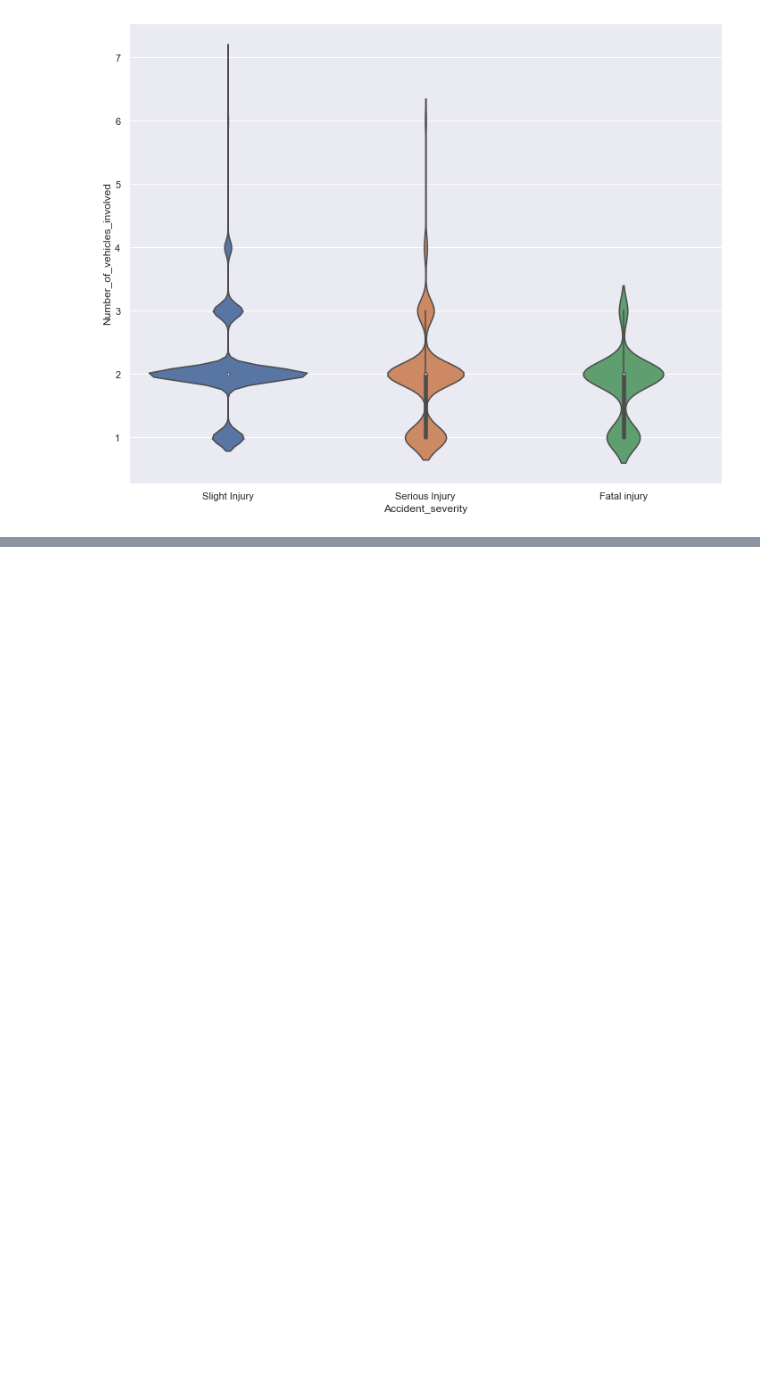
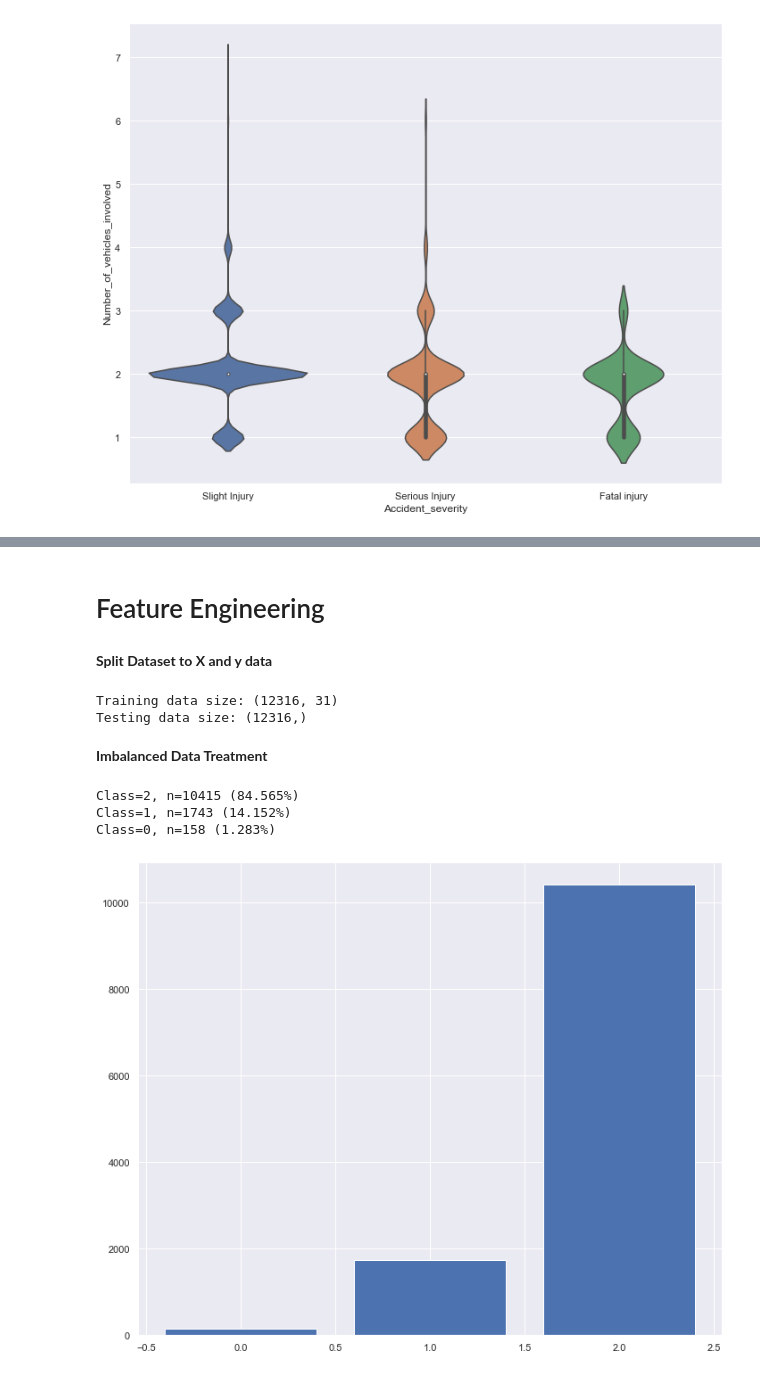
Before and after one commit to nathalierocelle/Machine_Learning_Portfolio, a Jupyter notebook: Project 1 - Road Traffic Severity Classification.ipynb, the cells around one changed output, grey strips where cells are left out. Cells and saved outputs as stored; diff of their text form; code cells hidden in the pictures; blank space fills up the shorter version.

```diff
--- a/Project 1 - Road Traffic Severity Classification.ipynb
+++ b/Project 1 - Road Traffic Severity Classification.ipynb
@@ -524,0 +521,28 @@ df_copy.head()
+# %% [markdown]
+# Feature Engineering
+# %% [markdown]
+**Split Dataset to X and y data**
+# %%
+X = df_copy.drop(columns = 'Accident_severity_enc')
+y = df_copy['Accident_severity_enc']
+# %%
+print("Training data size:", X.shape)
+print("Testing data size:", y.shape)
+# %% [output]
+Training data size: (12316, 31)
+Testing data size: (12316,)
+# %% [markdown]
+**Imbalanced Data Treatment**
+# %%
+counter = Counter(y)
+for k,v in counter.items():
+	per = v / len(y) * 100
+	print('Class=%d, n=%d (%.3f%%)' % (k, v, per))
+# plot the distribution
+plt.bar(counter.keys(), counter.values())
+plt.show()
+# %% [output]
+Class=2, n=10415 (84.565%)
+Class=1, n=1743 (14.152%)
+Class=0, n=158 (1.283%)
+[figure, added]
```
Also changed, not shown: parts of 67 cells of this notebook.
